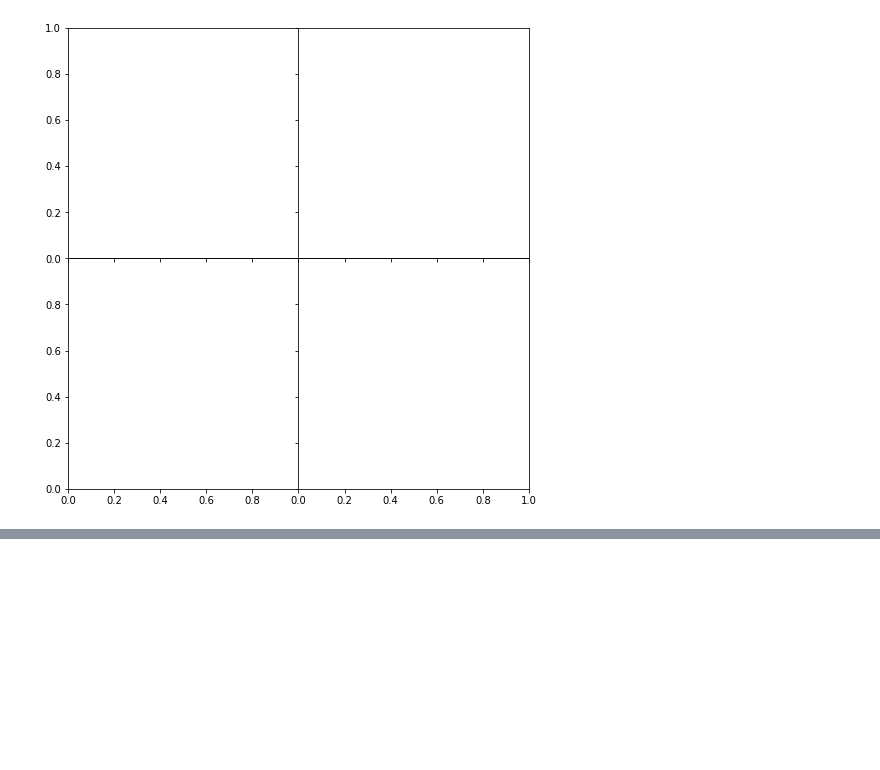
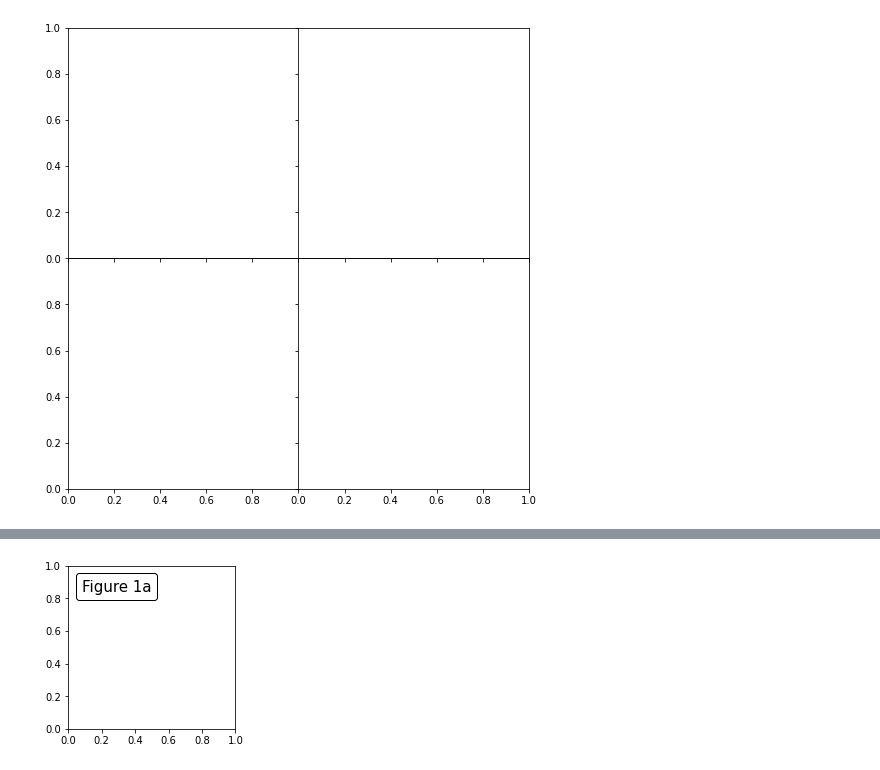
Before and after one commit to krittikaiitb/tutorials, a Jupyter notebook: Matplotlib 2/Matplotlib_II.ipynb, the cells around one changed output, grey strips where cells are left out. Saved outputs shown, nothing was run; the diff lists cells and outputs as text; code cells hidden in the pictures; blank space fills up the shorter version.

```diff
--- a/Matplotlib 2/Matplotlib_II.ipynb
+++ b/Matplotlib 2/Matplotlib_II.ipynb
@@ -405,0 +455,15 @@ ax4.set_yticklabels('')
+# %%
+import matplotlib.pyplot as plt
+from matplotlib.offsetbox import AnchoredText
+
+
+fig, ax = plt.subplots(figsize=(3, 3))
+
+at = AnchoredText("Figure 1a",
+                  prop=dict(size=15), frameon=True, loc='upper left')
+at.patch.set_boxstyle("round,pad=0.,rounding_size=0.2")
+ax.add_artist(at)
+
+plt.show()
+# %% [output]
+[figure, added]
```
Also changed, not shown: parts of 19 cells of this notebook, 2 other files.
